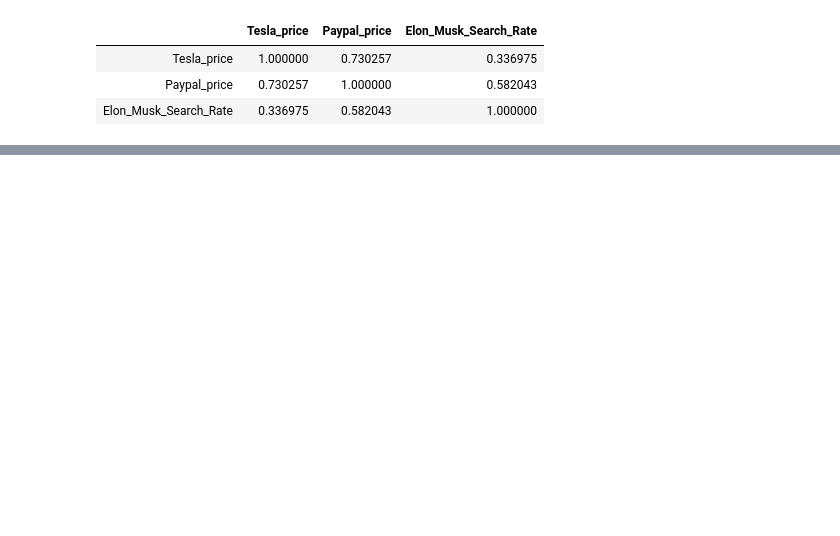
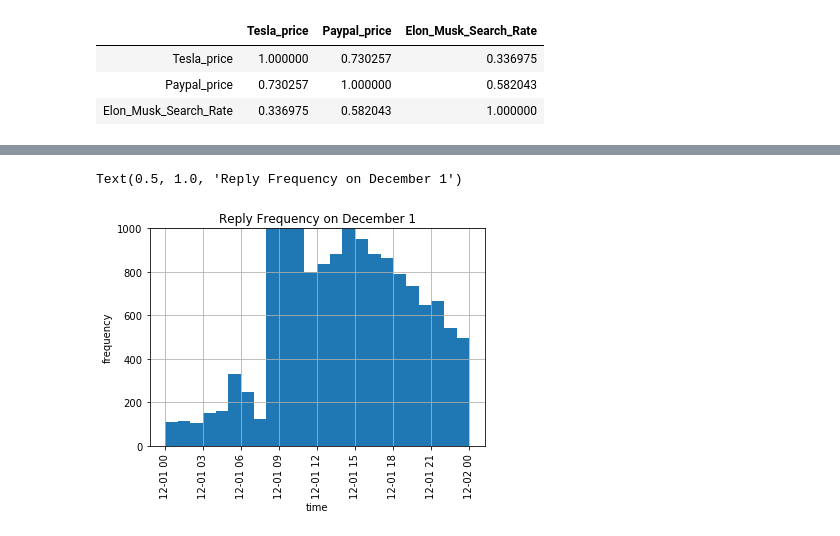
Before and after one commit to patches12306/patches12306, a Jupyter notebook: Milestone1.ipynb, the cells around one changed output, grey strips where cells are left out. Saved outputs shown, nothing was run; the diff lists cells and outputs as text; code cells hidden in the pictures; blank space fills up the shorter version.

```diff
--- a/Milestone1.ipynb
+++ b/Milestone1.ipynb
@@ -182,0 +397,32 @@ Twitter Sentiment will be the strongest indicator of stock price, because it not
+# %%
+#creates column containing only day
+stringArray = []
+for d in elon_tweets_df['DateTime']:
+    date_as_string = d.isoformat()
+    stringArray.append(date_as_string[8:10])
+elon_tweets_df['Day'] = stringArray
+elon_tweets_df
+
+#boolean masking on day 7
+elon_tweets_7 = elon_tweets_df[elon_tweets_df.Day == '07']
+#boolean masking on day 6
+elon_tweets_6 = elon_tweets_df[elon_tweets_df.Day == '06']
+#boolean masking on day 5
+elon_tweets_5 = elon_tweets_df[elon_tweets_df.Day == '05']
+#boolean masking on day 4
+elon_tweets_4 = elon_tweets_df[elon_tweets_df.Day == '04']
+#boolean masking on day 3
+elon_tweets_3 = elon_tweets_df[elon_tweets_df.Day == '03']
+#boolean masking on day 2
+elon_tweets_2 = elon_tweets_df[elon_tweets_df.Day == '02']
+#boolean masking on day 1
+elon_tweets_1 = elon_tweets_df[elon_tweets_df.Day == '01']
+# %%
+#creates histogram over 24 hour period on day 1, y axis limit set to 1000
+plot = elon_tweets_1['DateTime'].hist(bins = 24,xrot = 90).set_ylim(0,1000)
+plt.xlabel('time')
+plt.ylabel('frequency')
+plt.title('Reply Frequency on December 1')
+# %% [output]
+Text(0.5, 1.0, 'Reply Frequency on December 1')
+[figure, added]
```
Also changed, not shown: parts of 38 cells of this notebook, 2 other files.
